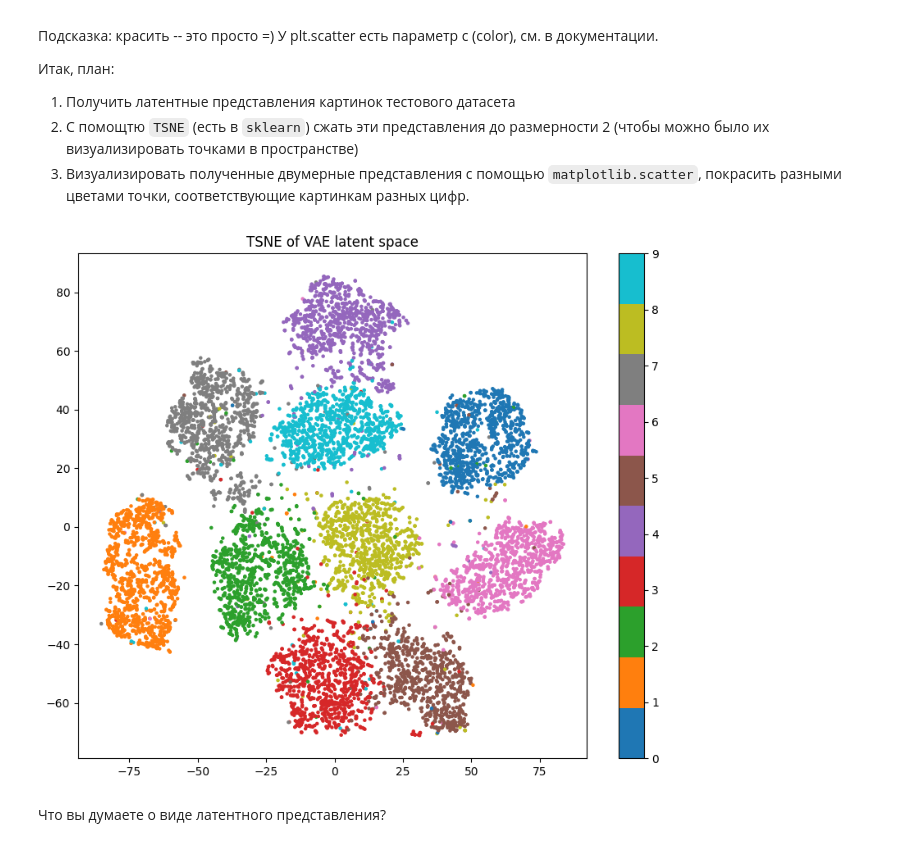
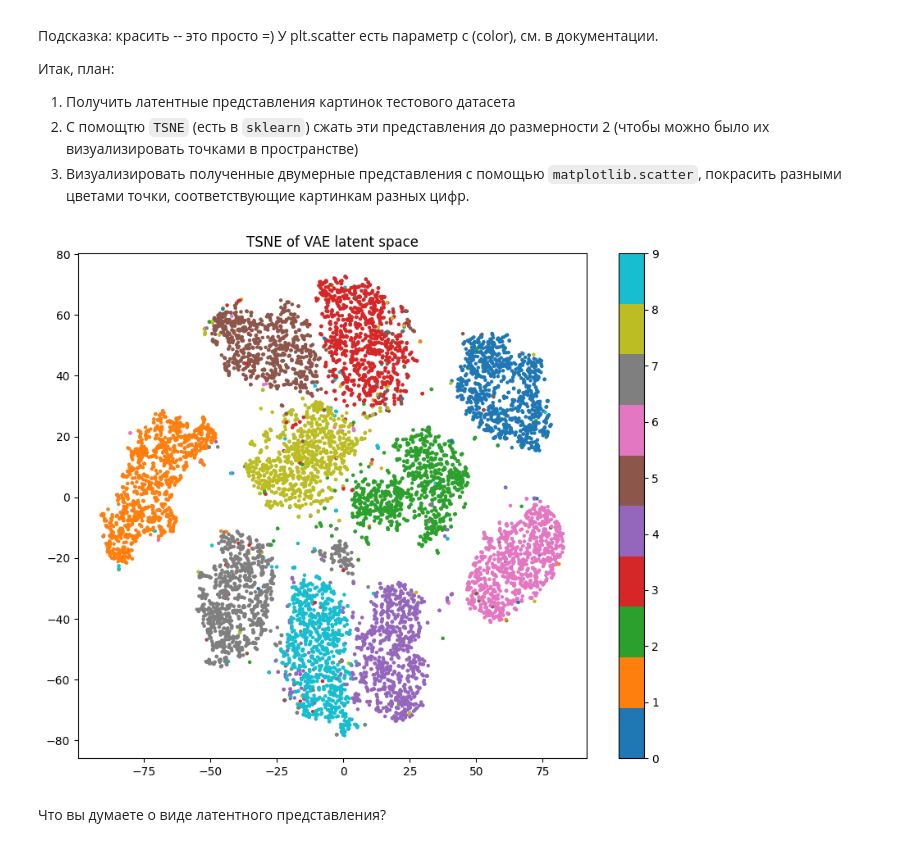
Before and after one commit to blckvia/DeepLearningSchool, a Jupyter notebook: week_10_AE_VAE/Homework/hw_7_autoencoders.ipynb, the cells around one changed output. Saved outputs shown, nothing was run; the diff lists cells and outputs as text; code cells hidden in the pictures.

```diff
--- a/week_10_AE_VAE/Homework/hw_7_autoencoders.ipynb
+++ b/week_10_AE_VAE/Homework/hw_7_autoencoders.ipynb
@@ -368,7 +372,7 @@ mean_smile = smile_latent.mean(dim=0)
 mean_sad = sad_latent.mean(dim=0)
 smile_vector = mean_smile - mean_sad
 # %%
-test_image = (torch.FloatTensor(images[test_idx]).permute(2, 0, 1).unsqueeze(0).float() / 255.0).to(device)
+test_image = (torch.FloatTensor(images[0]).permute(2, 0, 1).unsqueeze(0).float() / 255.0).to(device)
 with torch.no_grad():
     reconstruction, _ = autoencoder(test_image)
 
@@ -377,7 +381,7 @@ with torch.no_grad():
 
 plt.figure(figsize=(10, 5))
 plt.subplot(1, 2, 1)
-plt.imshow(images[test_idx])
+plt.imshow(images[0])
 plt.title('Original')
 plt.axis('off')
 
@@ -387,6 +391,6 @@ plt.title('Reconstruction')
 plt.axis('off')
 plt.show()
 
-print(f"MSE loss: {((recon_np - images[test_idx]/255.0)**2).mean():.6f}")
+print(f"MSE loss: {((recon_np - images[0]/255.0)**2).mean():.6f}")
 # %% [output]
 [figure]
@@ -626,29 +630,29 @@ plt.show()
 # %%
 from sklearn.manifold import TSNE
 
-model.eval()
+autoencoder.eval()
 latents = []
 labels = []
 
 with torch.no_grad():
     for X_batch, y_batch in test_loader:
-        mu, logsigma = model.encode(X_batch.to(device))
+        mu = autoencoder.encoder(X_batch.to(device))
         latents.append(mu.cpu().numpy())
         labels.append(y_batch.numpy())
 
 latents = np.concatenate(latents)
 labels = np.concatenate(labels)
 
 tsne = TSNE(n_components=2, random_state=42)
 latents_2d = tsne.fit_transform(latents)
 
 plt.figure(figsize=(10, 8))
 scatter = plt.scatter(latents_2d[:, 0], latents_2d[:, 1], c=labels, cmap='tab10', s=5)
 plt.colorbar(scatter)
 plt.title('TSNE of VAE latent space')
 plt.show()
 # %% [output]
-[figure, old version]
+[figure, new version]
 # %% [markdown]
 Что вы думаете о виде латентного представления?
 # %% [markdown]
```
Also changed, not shown: parts of 22 cells of this notebook.
